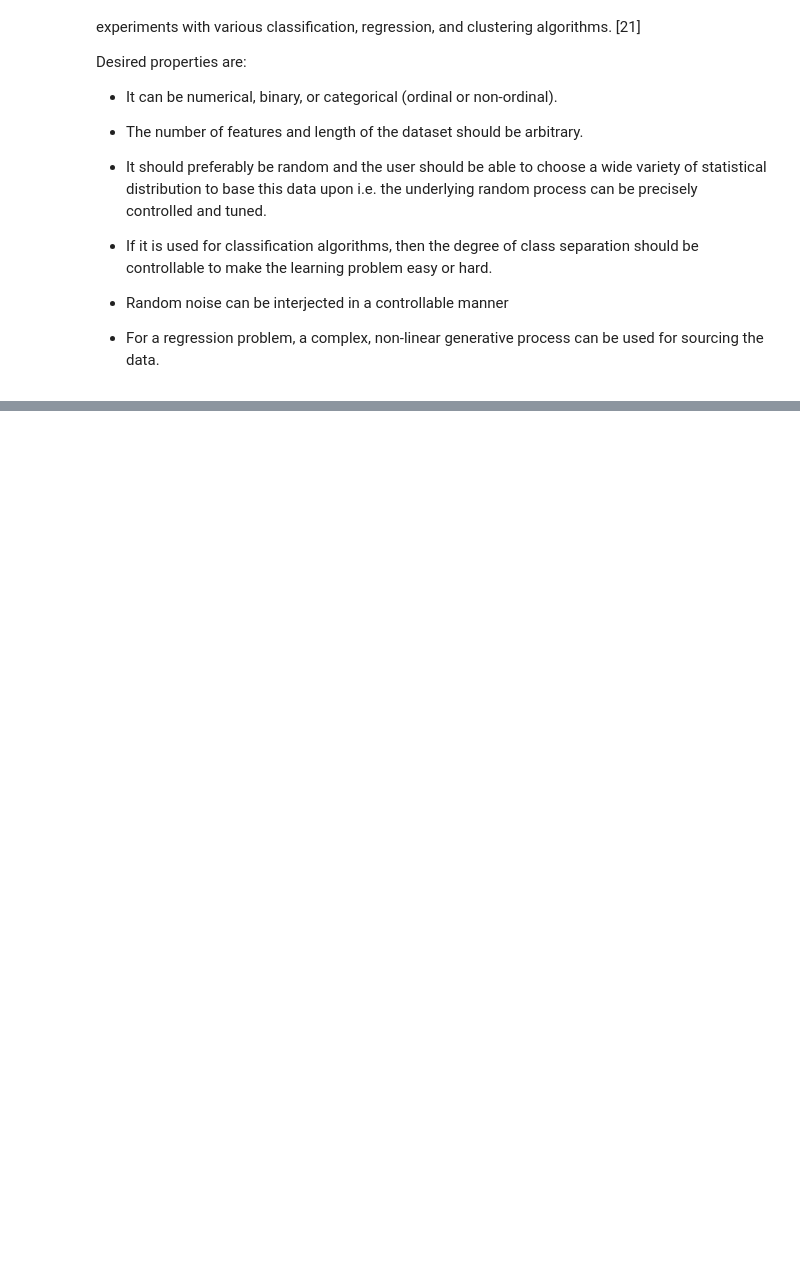
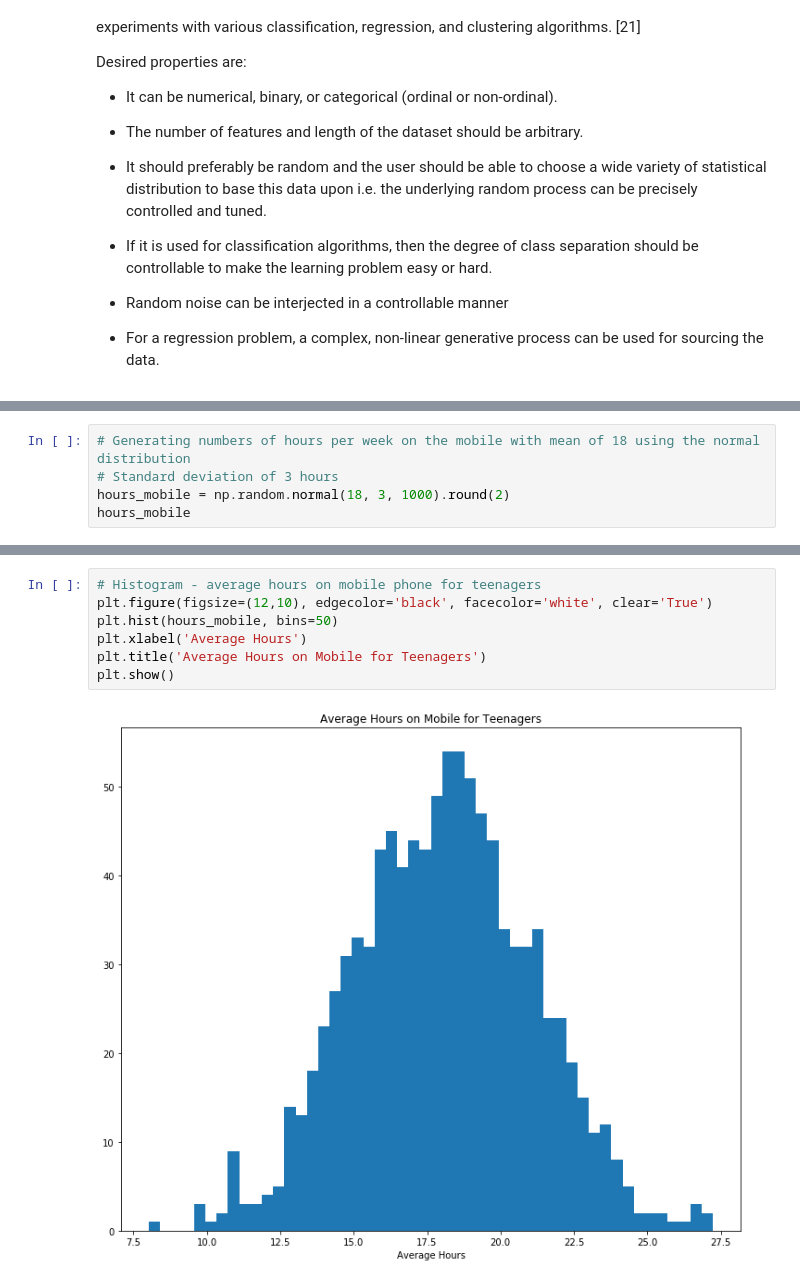
Before and after one commit to HenkT28/Programming_For_Data_Analysis_Project, a Jupyter notebook: Programming_For_Data_Analysis_Project.ipynb, the cells around one changed output, grey strips where cells are left out. Cells and saved outputs as stored; diff of their text form; blank space fills up the shorter version.

Commit message:
Created data for age and average mobile hours variables.

```diff
--- a/Programming_For_Data_Analysis_Project.ipynb
+++ b/Programming_For_Data_Analysis_Project.ipynb
@@ -129,0 +213,5 @@ random.choice(seq)
+# %%
+# Generating numbers of hours per week on the mobile with mean of 18 using the normal distribution
+# Standard deviation of 3 hours
+hours_mobile = np.random.normal(18, 3, 1000).round(2)
+hours_mobile
@@ -129,0 +236,9 @@ random.choice(seq)
+# %%
+# Histogram - average hours on mobile phone for teenagers
+plt.figure(figsize=(12,10), edgecolor='black', facecolor='white', clear='True')
+plt.hist(hours_mobile, bins=50)
+plt.xlabel('Average Hours')
+plt.title('Average Hours on Mobile for Teenagers')
+plt.show()
+# %% [output]
+[figure, added]
```
Also changed, not shown: parts of 13 cells of this notebook, 2 other files.
